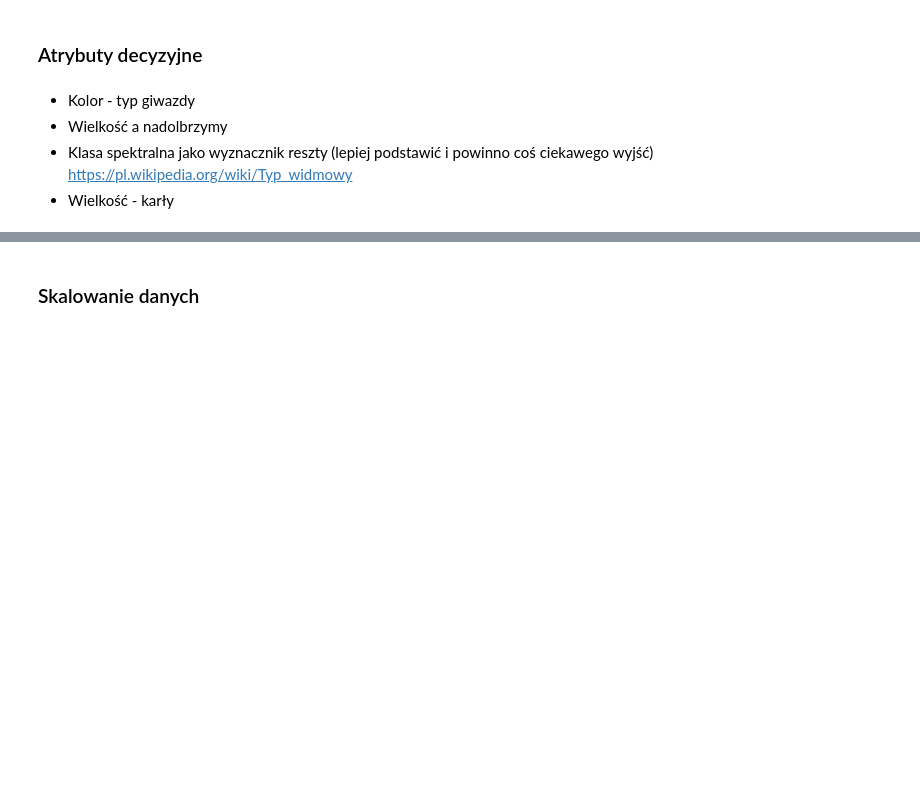
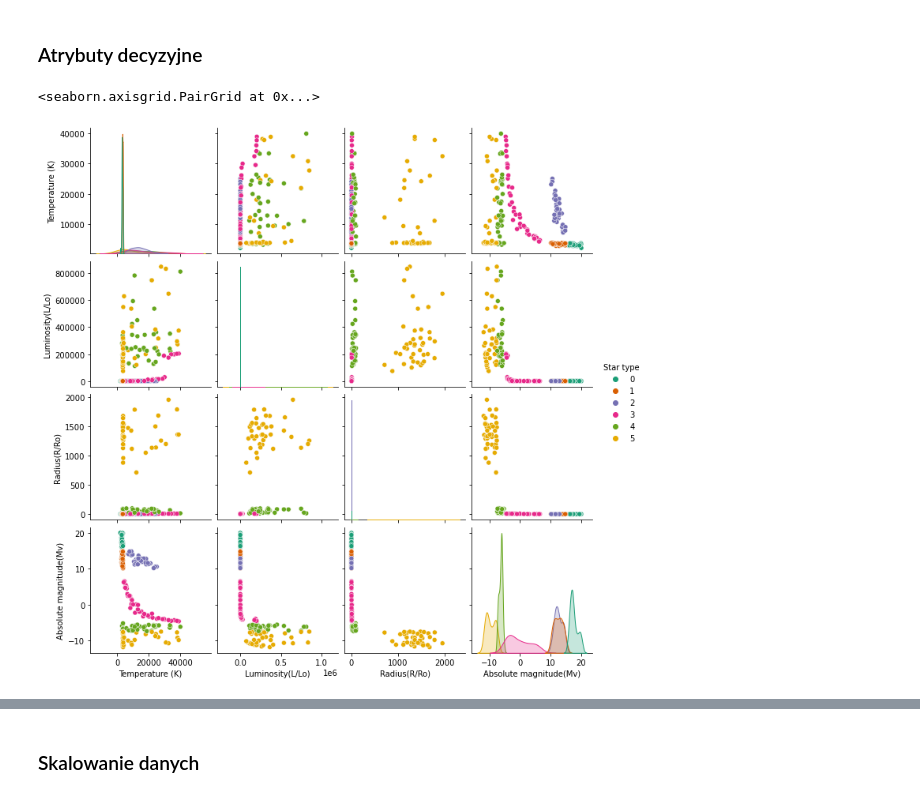
Before and after one commit to dawidbieniek/Projekt_PRiAD, a Jupyter notebook: Raport.ipynb, the cells around one changed output, grey strips where cells are left out. Cells and saved outputs as stored; diff of their text form; code cells hidden in the pictures; blank space fills up the shorter version.

```diff
--- a/Raport.ipynb
+++ b/Raport.ipynb
@@ -466,7 +475,7 @@ sns.heatmap(stars_giants.corr(), annot=True)
 # %% [markdown]
 ### Atrybuty decyzyjne
-# %% [markdown]
-* Kolor - typ giwazdy
-* Wielkość a nadolbrzymy
-* Klasa spektralna jako wyznacznik reszty (lepiej podstawić i powinno coś ciekawego wyjść) https://pl.wikipedia.org/wiki/Typ_widmowy
-* Wielkość - karły
+# %%
+sns.pairplot(stars_desc, hue='Star type', palette='Dark2')
+# %% [output]
+<seaborn.axisgrid.PairGrid at 0x...>
+[figure, added]
```
Also changed, not shown: parts of 31 cells of this notebook.
